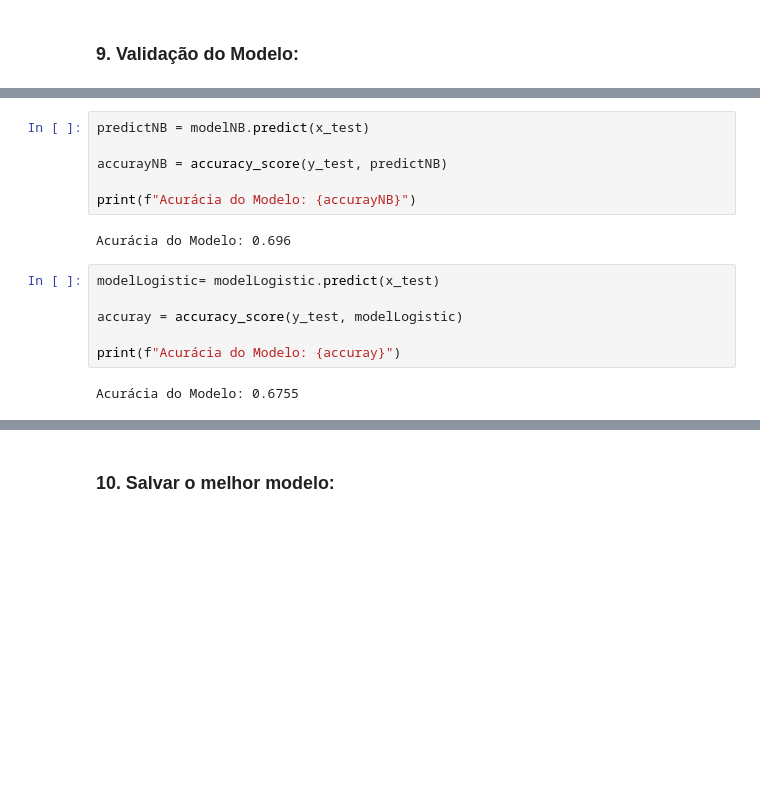
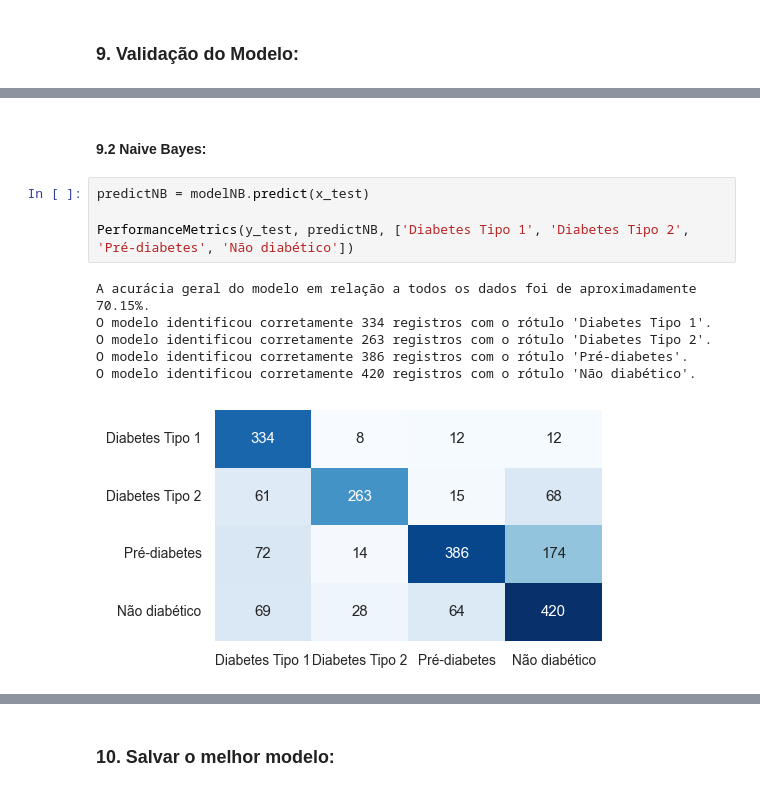
Before and after one commit to luccasena/Machine-Learning-com-Python, a Jupyter notebook: notebooks/classificacao.ipynb, the cells around one changed output, grey strips where cells are left out. Drawn from its saved outputs; the diff is of its cells as text; blank space fills up the shorter version.

```diff
--- a/notebooks/classificacao.ipynb
+++ b/notebooks/classificacao.ipynb
@@ -158,16 +192,13 @@ Acurácia do Modelo: 0.9335
+# %% [markdown]
+#### 9.2 Naive Bayes:
 # %%
 predictNB = modelNB.predict(x_test)
 
-accurayNB = accuracy_score(y_test, predictNB)
-
-print(f"Acurácia do Modelo: {accurayNB}")
+PerformanceMetrics(y_test, predictNB, ['Diabetes Tipo 1', 'Diabetes Tipo 2', 'Pré-diabetes', 'Não diabético'])
 # %% [output]
-Acurácia do Modelo: 0.696
+A acurácia geral do modelo em relação a todos os dados foi de aproximadamente 70.15%.
+O modelo identificou corretamente 334 registros com o rótulo 'Diabetes Tipo 1'.
+O modelo identificou corretamente 263 registros com o rótulo 'Diabetes Tipo 2'.
+O modelo identificou corretamente 386 registros com o rótulo 'Pré-diabetes'.
+O modelo identificou corretamente 420 registros com o rótulo 'Não diabético'.
+[figure, added]
-# %%
-modelLogistic= modelLogistic.predict(x_test)
-
-accuray = accuracy_score(y_test, modelLogistic)
-
-print(f"Acurácia do Modelo: {accuray}")
-# %% [output]
-Acurácia do Modelo: 0.6755
```
Also changed, not shown: parts of 13 cells of this notebook, 3 other files.
